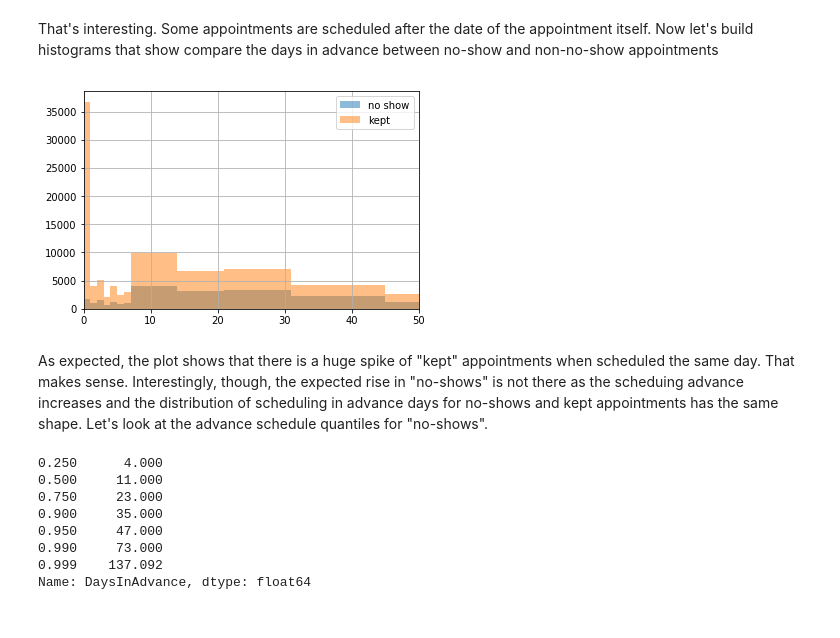
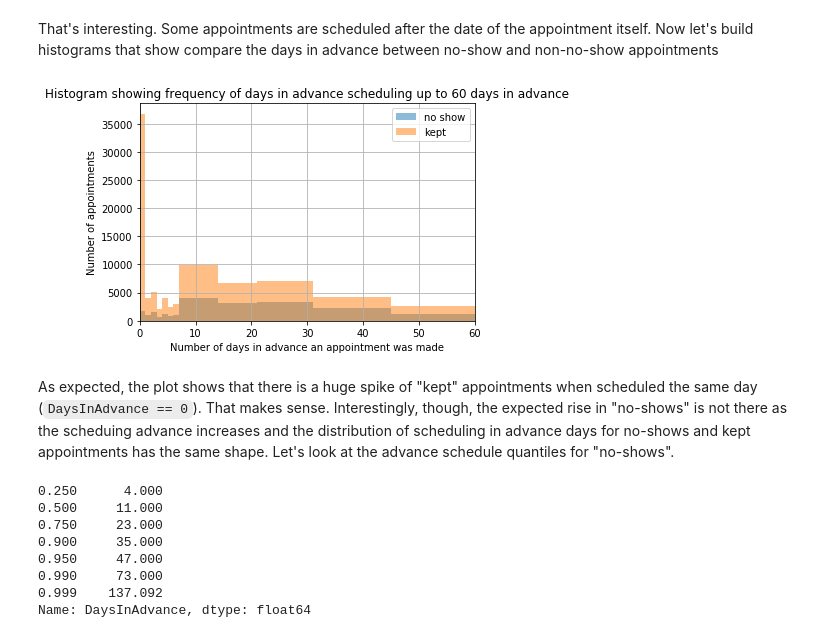
Before and after one commit to dandoug/dand-project3, a Jupyter notebook: investigate-a-dataset-template.ipynb, the cells around one changed output. Drawn from its saved outputs; the diff is of its cells as text; code cells hidden in the pictures.

```diff
--- a/investigate-a-dataset-template.ipynb
+++ b/investigate-a-dataset-template.ipynb
@@ -261,19 +261,23 @@ That's interesting.  Some appointments are scheduled after the date of the appoi
 # %%
 # create indexes that let us look at the two subsets independently
 no_show_ix = df['No-show'] == 1
 non_no_show_ix = df['No-show'] == 0
-hbins = [-6,0,1,2,3,4,5,6,7,14,21,31,45,90,120,150,180]
+hbins = [-6,0,1,2,3,4,5,6,7,14,21,31,45,90,120,150,180] # selected by looking at unique values above
 # now create a histogram showing the distribution for the two types of appointments
 df.DaysInAdvance[no_show_ix].hist(alpha=0.5, bins=hbins, label='no show')
 df.DaysInAdvance[non_no_show_ix].hist(alpha=0.5, bins=hbins, label='kept')
-# There are just a few of the "scheduled after the appointment", so we can exclude them from the plot
-# There's a pretty long tail to this data that makes the plot hard to read, so let's exclude them too.
-plt.xlim(0,50)
+# There are just a few of the "scheduled after the appointment", so we can exclude them from the plot with xlim
+# There's a pretty long tail to this data that makes the plot hard to read, so let's exclude them too to
+# narrow our focus.
+plt.xlim(0,60)
+plt.title('Histogram showing frequency of days in advance scheduling up to 60 days in advance')
+plt.ylabel('Number of appointments')
+plt.xlabel('Number of days in advance an appointment was made')
 plt.legend();
 # %% [output]
-[figure, old version]
+[figure, new version]
 # %% [markdown]
-As expected, the plot shows that there is a huge spike of "kept" appointments when scheduled the same day.  That makes sense.  Interestingly, though, the expected rise in "no-shows" is not there as the scheduing advance increases and the distribution of scheduling in advance days for no-shows and kept appointments has the same shape.  Let's look at the advance schedule quantiles for "no-shows".
+As expected, the plot shows that there is a huge spike of "kept" appointments when scheduled the same day (`DaysInAdvance == 0`).  That makes sense.  Interestingly, though, the expected rise in "no-shows" is not there as the scheduing advance increases and the distribution of scheduling in advance days for no-shows and kept appointments has the same shape.  Let's look at the advance schedule quantiles for "no-shows".
 # %%
 df.DaysInAdvance[no_show_ix].quantile([.25, .5, .75, .90, .95, .99, .999])
 # %% [output]
```
Also changed, not shown: parts of 15 cells of this notebook.
